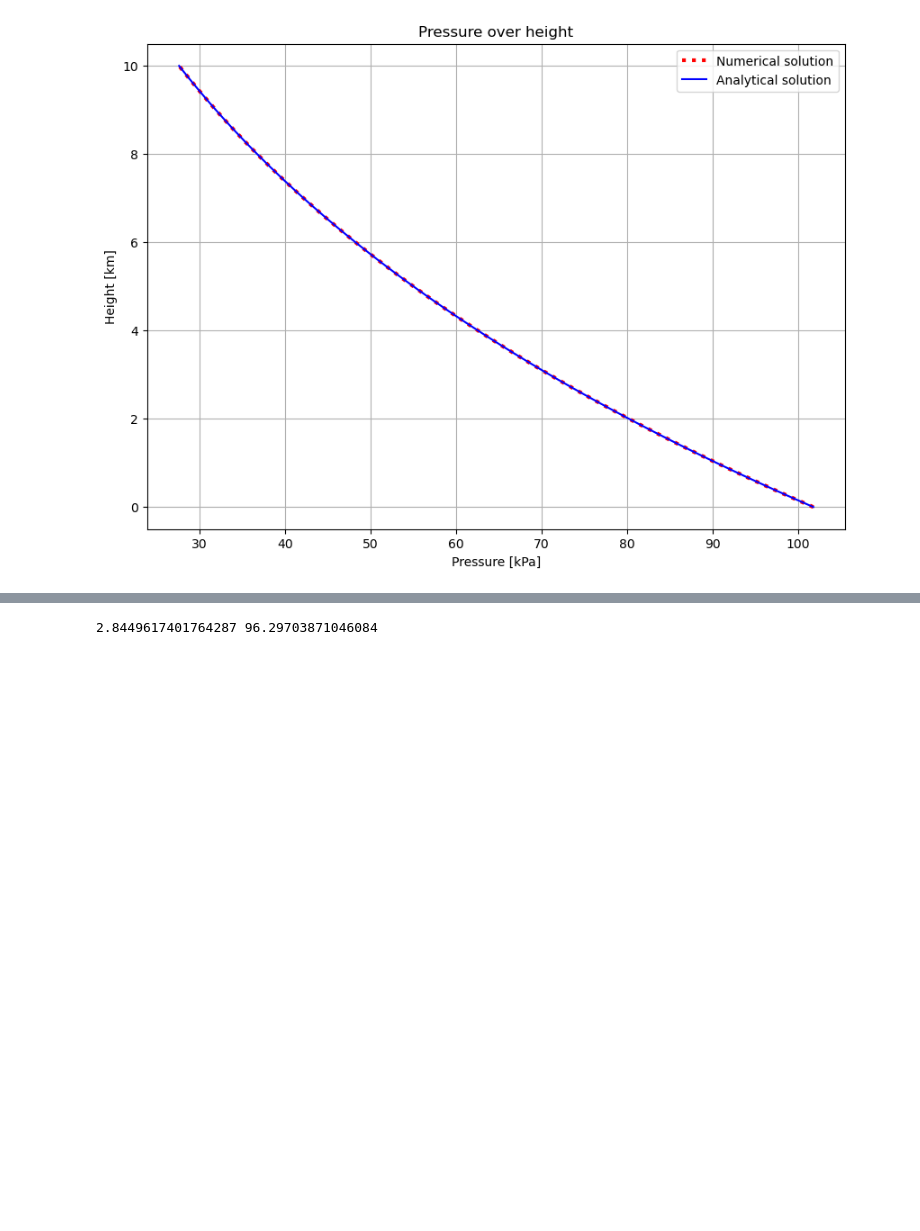
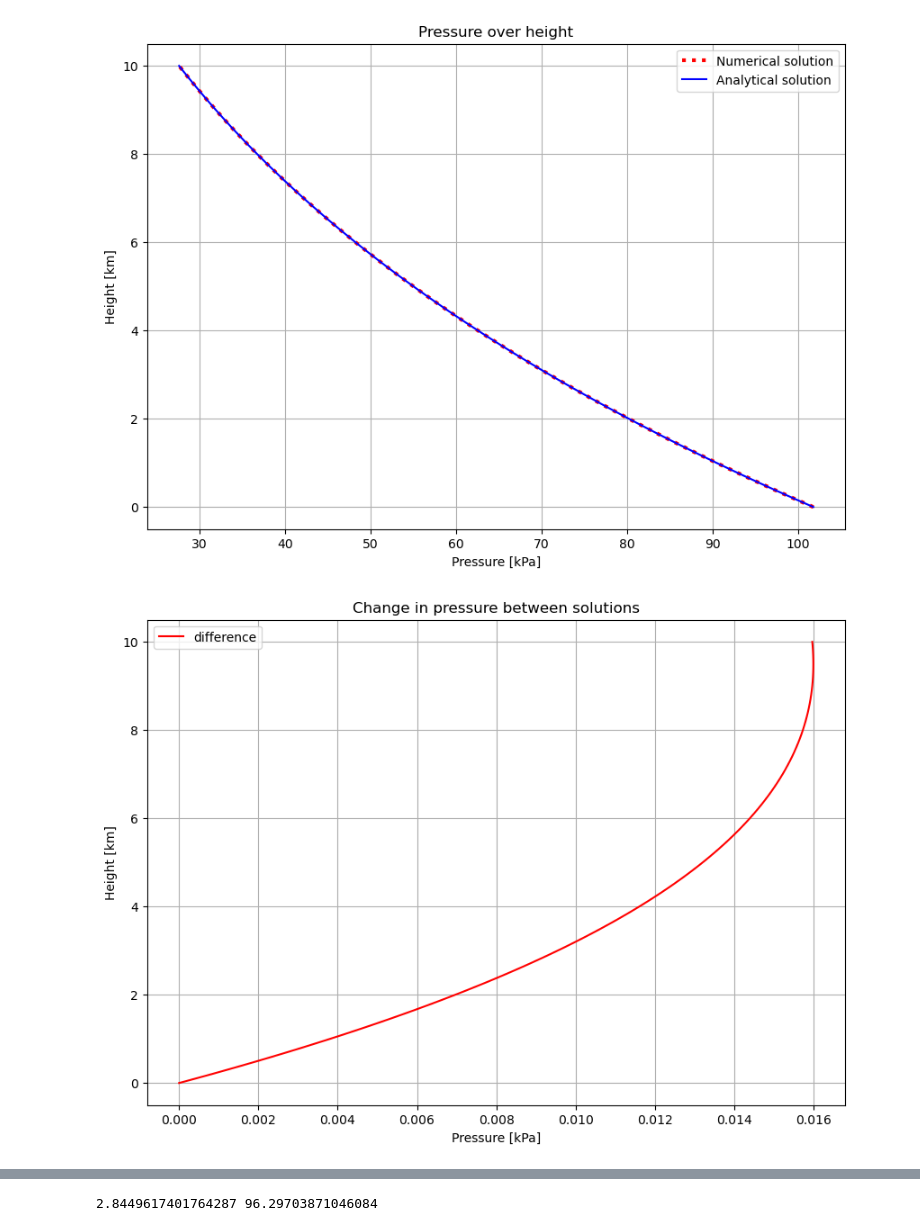
Before and after one commit to maxxyvvdb/Dynamics-Q2-projects, a Jupyter notebook: Week 1/Week_1_final.ipynb, the cells around one changed output, grey strips where cells are left out. Saved outputs shown, nothing was run; the diff lists cells and outputs as text; code cells hidden in the pictures; blank space fills up the shorter version.

```diff
--- a/Week 1/Week_1_final.ipynb
+++ b/Week 1/Week_1_final.ipynb
@@ -12,8 +63,6 @@ class atmosphere:
         self.gamma=gamma
 
     def p_z(self,z):
-        # z must be array
-
         Rd=287.04
         g=9.81
 
@@ -29,32 +78,51 @@ class atmosphere:
             T=(Tz[i]+Tz[i+1])/2
             p[i+1]=p[i]*np.exp(-g*np.gradient(self.z)[0]/(Rd*T))
 
         #analytical
         self.pz_analytical=self.p_sfc*((self.T_sfc+self.gamma*self.z)/self.T_sfc)**(-g/(Rd*self.gamma))
 
 
         self.pz=p
         self.density=p/(Rd*Tz)
 
     def plot_pz(self):
         #in kPa because it's nice
         plt.plot(self.pz/1000,self.z*1e-3,label='Numerical solution',c='r',linewidth=3,linestyle='dotted')
         plt.plot(self.pz_analytical/1000,self.z*1e-3,label='Analytical solution',c='b')
 
 
         plt.xlabel("Pressure [kPa]")
         plt.ylabel("Height [km]")
         plt.grid()
         plt.legend()
 
 
 model = atmosphere()
 model.p_z(np.linspace(0,1e4,101))
 
 plt.figure(figsize=(10,7))
 plt.title("Pressure over height")
 model.plot_pz()
+
+plt.savefig("figures/1a_pressure_over_height")
+
+
+
+plt.figure(figsize=(10,7))
+
+plt.title("Change in pressure between solutions")
+
+plt.plot(model.pz-model.pz_analytical,model.z*1e-3,c='r',label="difference")
+
+plt.grid()
+plt.legend()
+
+plt.xlabel("Pressure [kPa]")
+plt.ylabel("Height [km]")
+
+plt.savefig("figures/1a_difference_solutions")
 # %% [output]
 [figure]
+[figure, added]
 # %% [markdown]
 ## Question 1b
```
Also changed, not shown: parts of 15 cells of this notebook, 9 other files.
